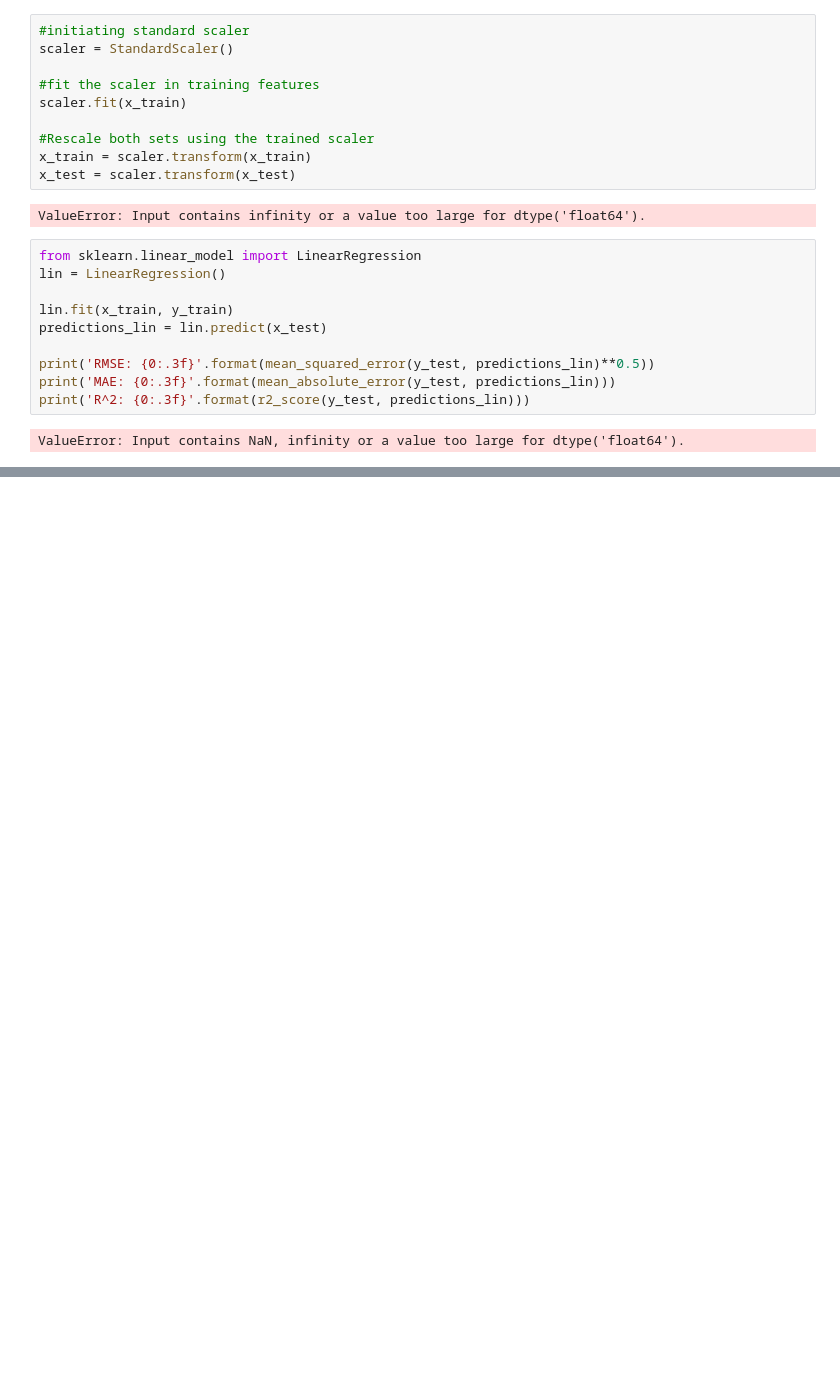
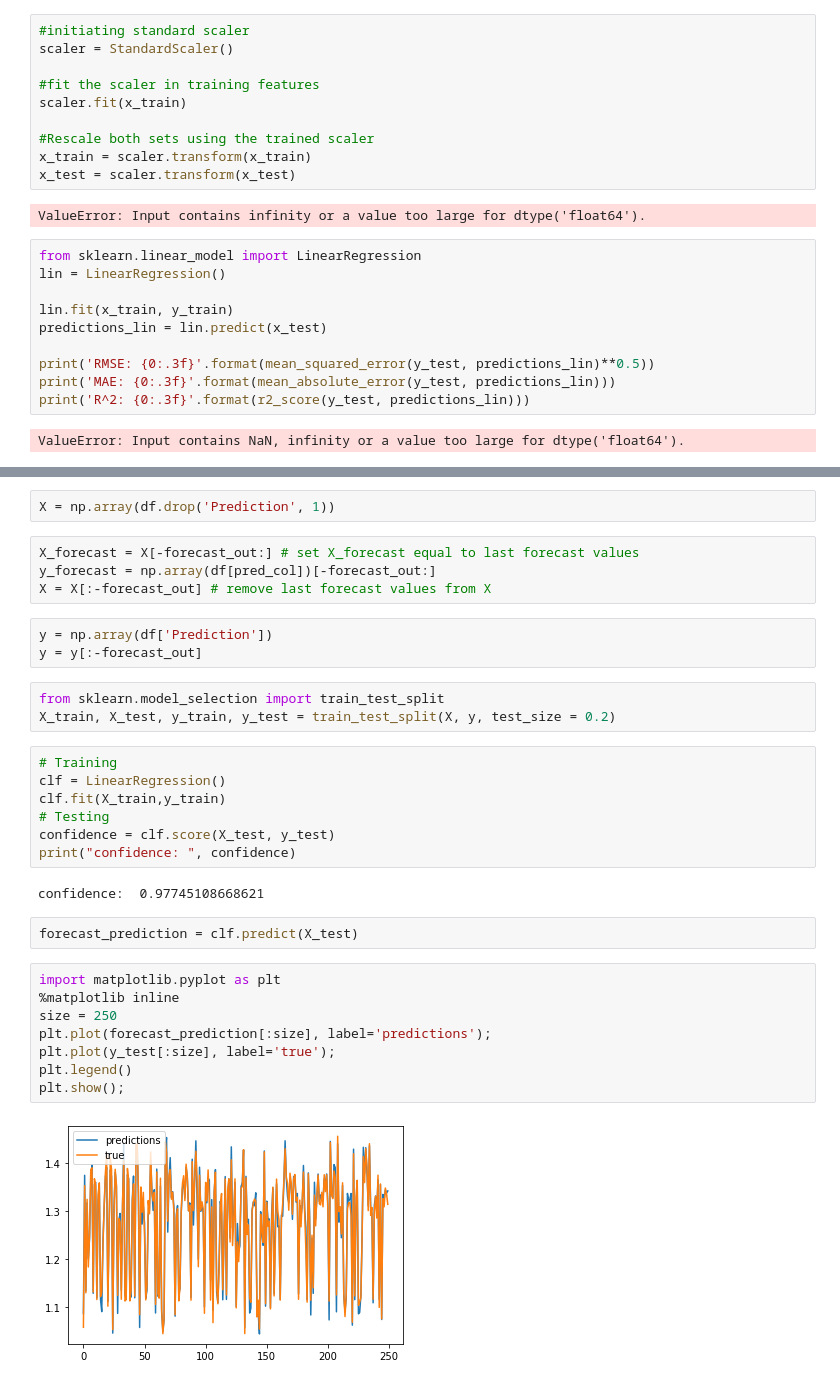
Before and after one commit to kareem-desouky22/Time_series_analysis, a Jupyter notebook: Time-series analysis with regression.ipynb, the cells around one changed output, grey strips where cells are left out. Cells and saved outputs as stored; diff of their text form; blank space fills up the shorter version.

```diff
--- a/Time-series analysis with regression.ipynb
+++ b/Time-series analysis with regression.ipynb
@@ -346,0 +429,33 @@ ValueError: Input contains NaN, infinity or a value too large for dtype('float64
+# %%
+X = np.array(df.drop('Prediction', 1))
+# %%
+X_forecast = X[-forecast_out:] # set X_forecast equal to last forecast values
+y_forecast = np.array(df[pred_col])[-forecast_out:]
+X = X[:-forecast_out] # remove last forecast values from X
+# %%
+y = np.array(df['Prediction'])
+y = y[:-forecast_out]
+# %%
+from sklearn.model_selection import train_test_split
+X_train, X_test, y_train, y_test = train_test_split(X, y, test_size = 0.2)
+# %%
+# Training
+clf = LinearRegression()
+clf.fit(X_train,y_train)
+# Testing
+confidence = clf.score(X_test, y_test)
+print("confidence: ", confidence)
+# %% [output]
+confidence:  0.97745108668621
+# %%
+forecast_prediction = clf.predict(X_test)
+# %%
+import matplotlib.pyplot as plt
+%matplotlib inline
+size = 250
+plt.plot(forecast_prediction[:size], label='predictions');
+plt.plot(y_test[:size], label='true');
+plt.legend()
+plt.show();
+# %% [output]
+[figure, added]
```
Also changed, not shown: parts of 11 cells of this notebook.
